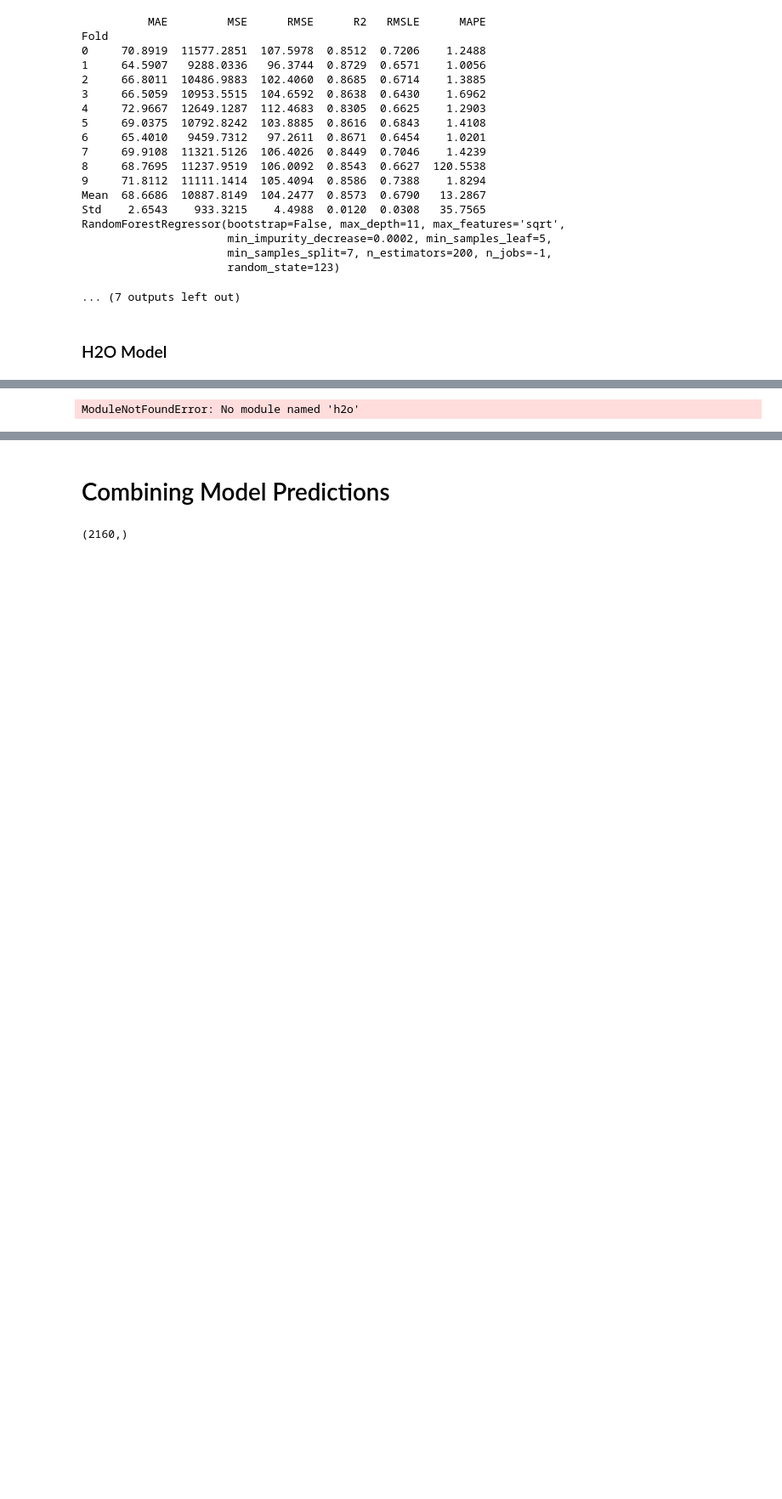
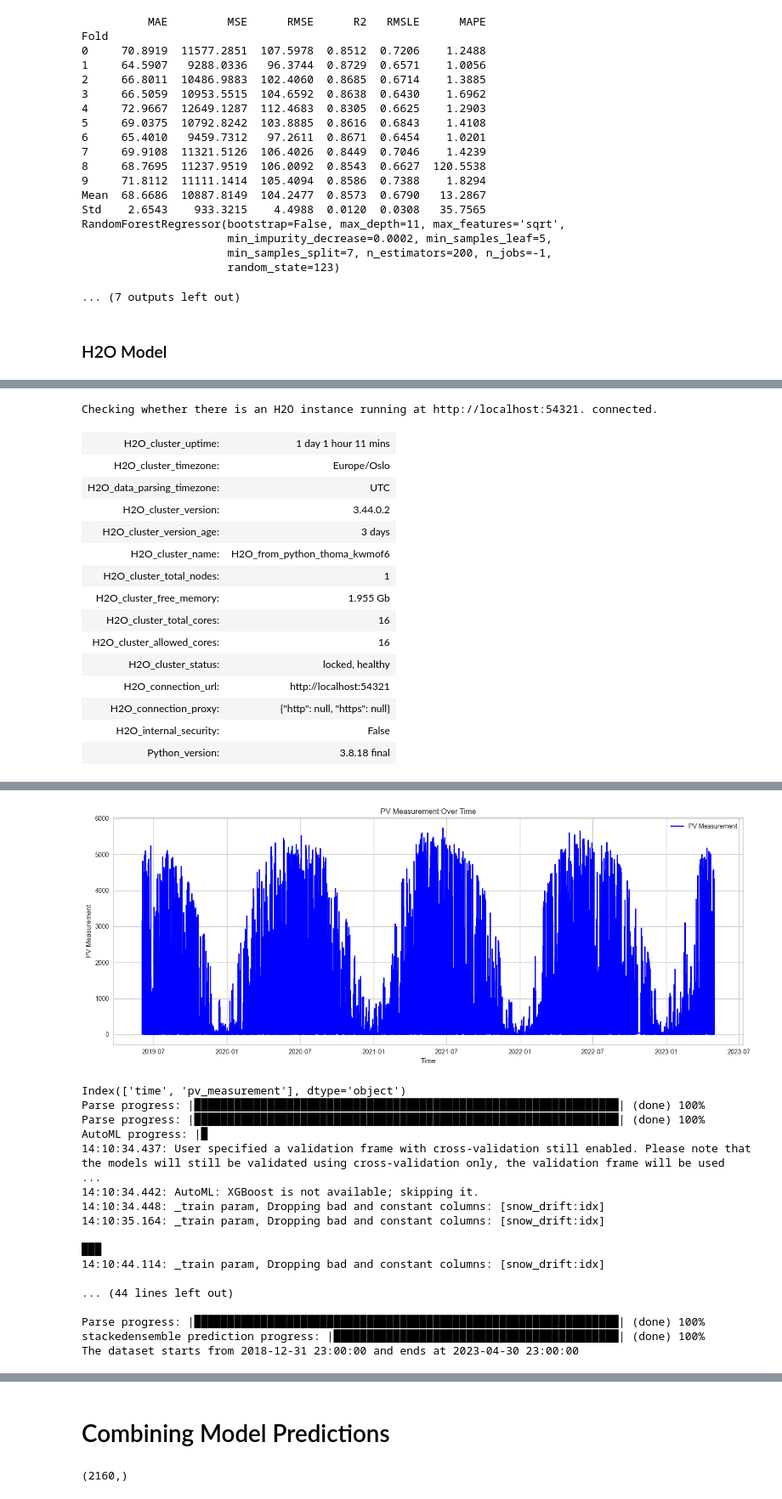
Before and after one commit to kajaerf/tdt4173-machine-learning-project, a Jupyter notebook: SolarEnergyProductionEnergy/data/long_notebook.ipynb, the cells around one changed output, grey strips where cells are left out. Shown at 85% size. Drawn from its saved outputs; the diff is of its cells as text; code cells hidden in the pictures; blank space fills up the shorter version.

```diff
--- a/SolarEnergyProductionEnergy/data/long_notebook.ipynb
+++ b/SolarEnergyProductionEnergy/data/long_notebook.ipynb
@@ -710,7 +845,7 @@ def process_location_ex(X, y, location_name,seeds):
 
     # Finalize the model by training on whole dataset
     final_model = finalize_model(bagged_lightgbm)
-    plot_model(final_model, plot = 'feature')
+
     # Save the model for future use
     save_model(final_model, f'final_model_for_location_{location_name}')
 
@@ -1468,13 +1622,15 @@ for loc in locations:
     X_test_estimated = pd.read_parquet(f'{loc}/X_test_estimated.parquet')
 
     # Calling preprocessing
-    X_train_h20, X_test_h20, is_day_feature_h20, targets_h20 = preprocessing(train, X_train_observed, X_train_estimated, X_test_estimated)
-
+    X_train_h20, X_test_h20, is_day_feature_h20, targets_h20 = preprocessing_h2o(train, X_train_observed, X_train_estimated, X_test_estimated)
+    print(targets_h20.columns)
     # Dropping some winter months
     X_train_h20 = X_train_h20[X_train_h20['date_forecast'].dt.month.isin([2,3,4, 5, 6, 7, 8, 9,10])]
+    targets_h20 = targets_h20[targets_h20['time'].dt.month.isin([2,3,4, 5, 6, 7, 8, 9,10])]
 
     # Dropping date feature
     X_train_h20 = X_train_h20.drop(columns=['date_forecast'])
+    targets_h20 = targets_h20.drop(columns=['time'])
 
     # Split the training data into training and validation sets
     X_train_h2o, X_val_h2o, y_train_h2o, y_val_h2o = train_test_split(X_train_h20, targets_h20, test_size=0.2, random_state=42)
@@ -1486,33 +1642,50 @@ for loc in locations:
     val_h2o = pd.concat([X_val_h2o, y_val_h2o], axis=1)
 
     # Konverter til H2OFrames
     hf_train = h2o.H2OFrame(pd.DataFrame(train_h2o))
     hf_valid = h2o.H2OFrame(pd.DataFrame(val_h2o))
 
 
     from h2o.automl import H2OAutoML
 
-    aml_a = H2OAutoML(max_models=20, seed=42, max_runtime_secs=3600)
+    aml_a = H2OAutoML(max_models=20, seed=42, exclude_algos=["DeepLearning"])
     aml_a.train(y='pv_measurement', training_frame=hf_train, validation_frame=hf_valid)
 
     best_model = aml_a.leader
     lb_a = aml_a.leaderboard
     print(lb_a.head(rows=lb_a.nrows))
 
     h20_prediction = best_model.predict(h2o.H2OFrame(pd.DataFrame(X_test_h20)))
 
+    # Convert H2O predictions to pandas DataFrame
+    h20_prediction = h20_prediction.as_data_frame()
     #final_predictions_rf = predictions_rf['prediction_label']
 
     # Multiply final predictions with the 'is_day:idx' values
-    adjusted_final_predictions_h2o = h20_prediction * is_day_feature['is_day:idx']
+    adjusted_final_predictions_h2o = h20_prediction['predict'] * is_day_feature_h20['is_day:idx']
 
     # Cliping values under zero to zero
     adjusted_final_predictions_h2o = np.clip(adjusted_final_predictions_h2o, 0, None)
 
     # Store predictions
     all_predictions_h2o.append([adjusted_final_predictions_h2o])
 
 
 all_predictions_h2o = np.array(all_predictions_h2o)
 # %% [output]
-ModuleNotFoundError: No module named 'h2o'
+Checking whether there is an H2O instance running at http://localhost:54321. connected.
+| H2O_cluster_uptime: | 1 day 1 hour 11 mins |
+| H2O_cluster_timezone: | Europe/Oslo |
+| H2O_data_parsing_timezone: | UTC |
+| H2O_cluster_version: | 3.44.0.2 |
+| H2O_cluster_version_age: | 3 days |
+| H2O_cluster_name: | H2O_from_python_thoma_kwmof6 |
+| H2O_cluster_total_nodes: | 1 |
+| H2O_cluster_free_memory: | 1.955 Gb |
+| H2O_cluster_total_cores: | 16 |
+| H2O_cluster_allowed_cores: | 16 |
+| H2O_cluster_status: | locked, healthy |
+| H2O_connection_url: | http://localhost:54321 |
+| H2O_connection_proxy: | {"http": null, "https": null} |
+| H2O_internal_security: | False |
+| Python_version: | 3.8.18 final |
@@ -1518,0 +1693,18 @@ ModuleNotFoundError: No module named 'h2o'
+[figure, added]
+Index(['time', 'pv_measurement'], dtype='object')
+Parse progress: |████████████████████████████████████████████████████████████████| (done) 100%
+Parse progress: |████████████████████████████████████████████████████████████████| (done) 100%
+AutoML progress: |█
+14:10:34.437: User specified a validation frame with cross-validation still enabled. Please note that the models will still be validated using cross-validation only, the validation frame will be used  ...
+14:10:34.442: AutoML: XGBoost is not available; skipping it.
+14:10:34.448: _train param, Dropping bad and constant columns: [snow_drift:idx]
+14:10:35.164: _train param, Dropping bad and constant columns: [snow_drift:idx]
+
+███
+14:10:44.114: _train param, Dropping bad and constant columns: [snow_drift:idx]
+
+... (44 lines left out)
+
+Parse progress: |████████████████████████████████████████████████████████████████| (done) 100%
+stackedensemble prediction progress: |███████████████████████████████████████████| (done) 100%
+The dataset starts from 2018-12-31 23:00:00 and ends at 2023-04-30 23:00:00
```
Also changed, not shown: parts of 14 cells of this notebook.
